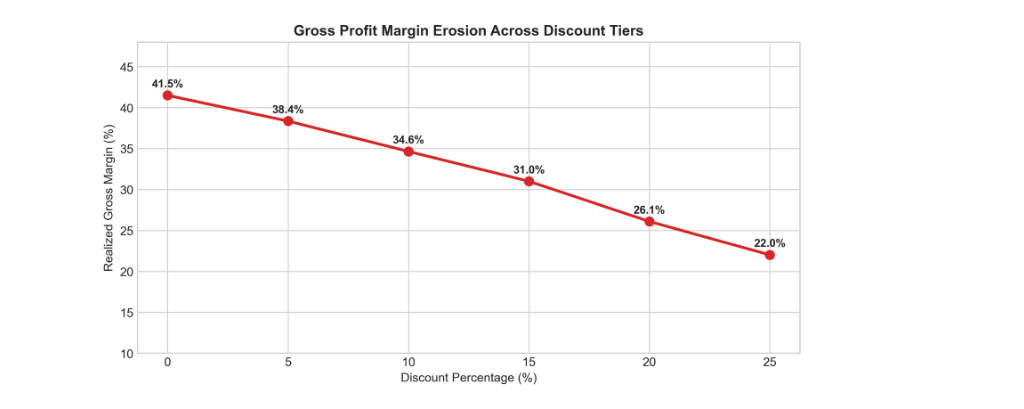
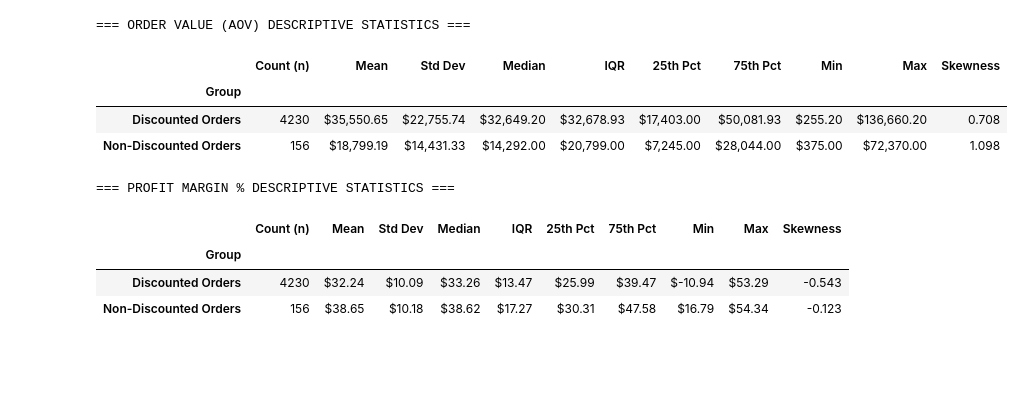
Before and after one commit to pratikadamas/E-commerce-data-analysis, a Jupyter notebook: notebooks/02_eda.ipynb, the cells around one changed output. Drawn from its saved outputs; the diff is of its cells as text; code cells hidden in the pictures; blank space fills up the shorter version.

```diff
--- a/notebooks/02_eda.ipynb
+++ b/notebooks/02_eda.ipynb
@@ -62,6 +43,41 @@ plt.show()
-# %%
-# Profit Margin Compression Across Discount Tiers
-fig4 = plot_margin_compression_by_discount_tier(items_df)
-plt.show()
-# %% [output]
-[figure, removed]
+# %%
+def compute_group_statistics(delivered_orders: pd.DataFrame, col: str = 'order_value') -> pd.DataFrame:
+    # Computes full parametric and non-parametric summary metrics for both groups
+    groups = {
+        'Discounted Orders': delivered_orders[delivered_orders['has_discount']][col],
+        'Non-Discounted Orders': delivered_orders[~delivered_orders['has_discount']][col]
+    }
+    rows = []
+    for label, s in groups.items():
+        q25, q75 = s.quantile(0.25), s.quantile(0.75)
+        rows.append({
+            'Group': label,
+            'Count (n)': len(s),
+            'Mean': f"${s.mean():,.2f}",
+            'Std Dev': f"${s.std():,.2f}",
+            'Median': f"${s.median():,.2f}",
+            'IQR': f"${q75 - q25:,.2f}",
+            '25th Pct': f"${q25:,.2f}",
+            '75th Pct': f"${q75:,.2f}",
+            'Min': f"${s.min():,.2f}",
+            'Max': f"${s.max():,.2f}",
+            'Skewness': f"{s.skew():.3f}"
+        })
+    return pd.DataFrame(rows).set_index('Group')
+
+print("=== ORDER VALUE (AOV) DESCRIPTIVE STATISTICS ===")
+display(compute_group_statistics(orders_df, 'order_value'))
+
+print("\n=== PROFIT MARGIN % DESCRIPTIVE STATISTICS ===")
+display(compute_group_statistics(orders_df, 'profit_margin_pct'))
+# %% [output]
+=== ORDER VALUE (AOV) DESCRIPTIVE STATISTICS ===
+|  | Count (n) | Mean | Std Dev | Median | IQR | 25th Pct | 75th Pct | Min | Max | Skewness |
+| Group |  |  |  |  |  |  |  |  |  |  |
+| Discounted Orders | 4230 | $35,550.65 | $22,755.74 | $32,649.20 | $32,678.93 | $17,403.00 | $50,081.93 | $255.20 | $136,660.20 | 0.708 |
+| Non-Discounted Orders | 156 | $18,799.19 | $14,431.33 | $14,292.00 | $20,799.00 | $7,245.00 | $28,044.00 | $375.00 | $72,370.00 | 1.098 |
+=== PROFIT MARGIN % DESCRIPTIVE STATISTICS ===
+|  | Count (n) | Mean | Std Dev | Median | IQR | 25th Pct | 75th Pct | Min | Max | Skewness |
+| Group |  |  |  |  |  |  |  |  |  |  |
+| Discounted Orders | 4230 | $32.24 | $10.09 | $33.26 | $13.47 | $25.99 | $39.47 | $-10.94 | $53.29 | -0.543 |
+| Non-Discounted Orders | 156 | $38.65 | $10.18 | $38.62 | $17.27 | $30.31 | $47.58 | $16.79 | $54.34 | -0.123 |
```
Also changed, not shown: parts of 17 cells of this notebook, 16 other files.
